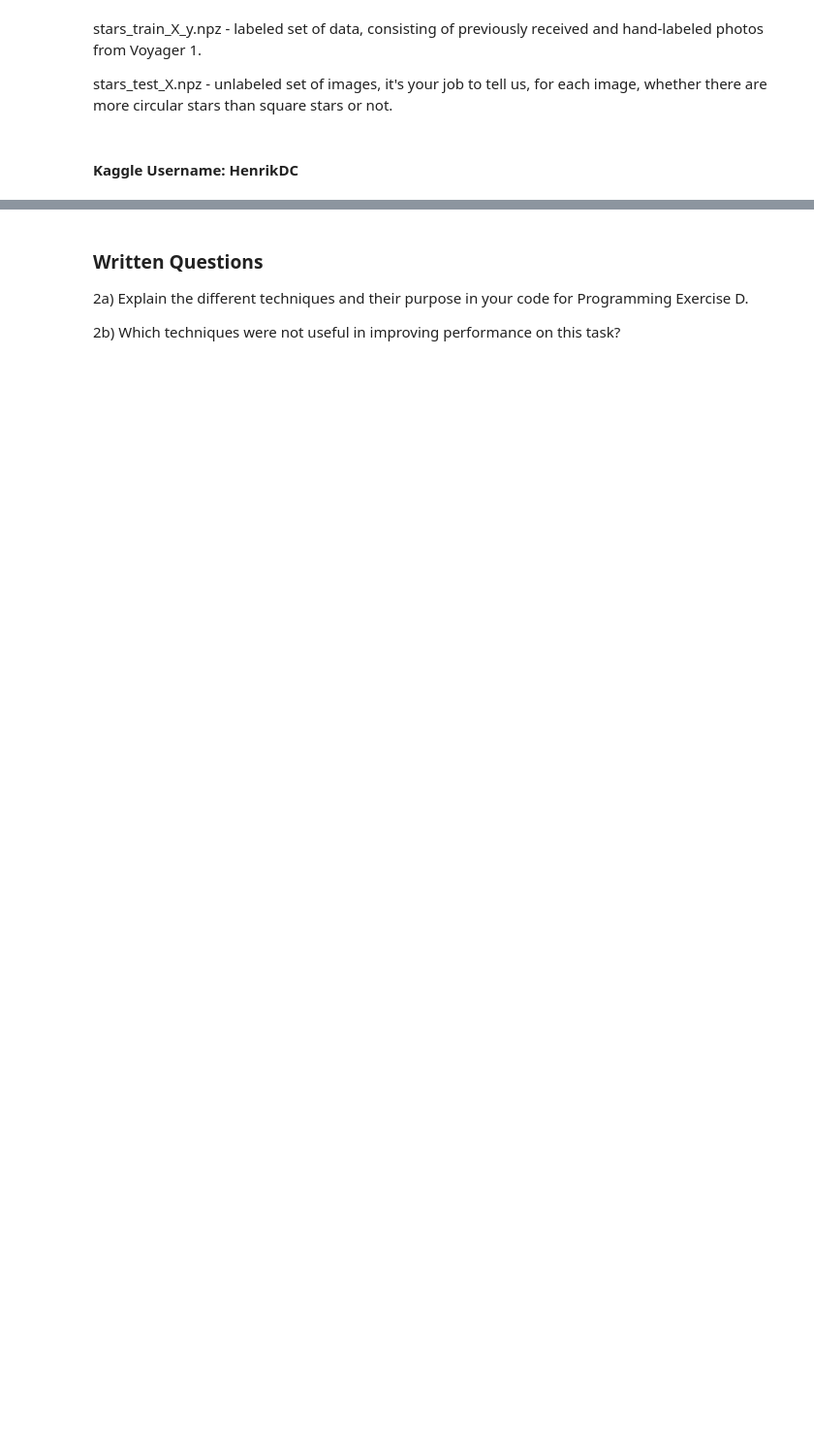
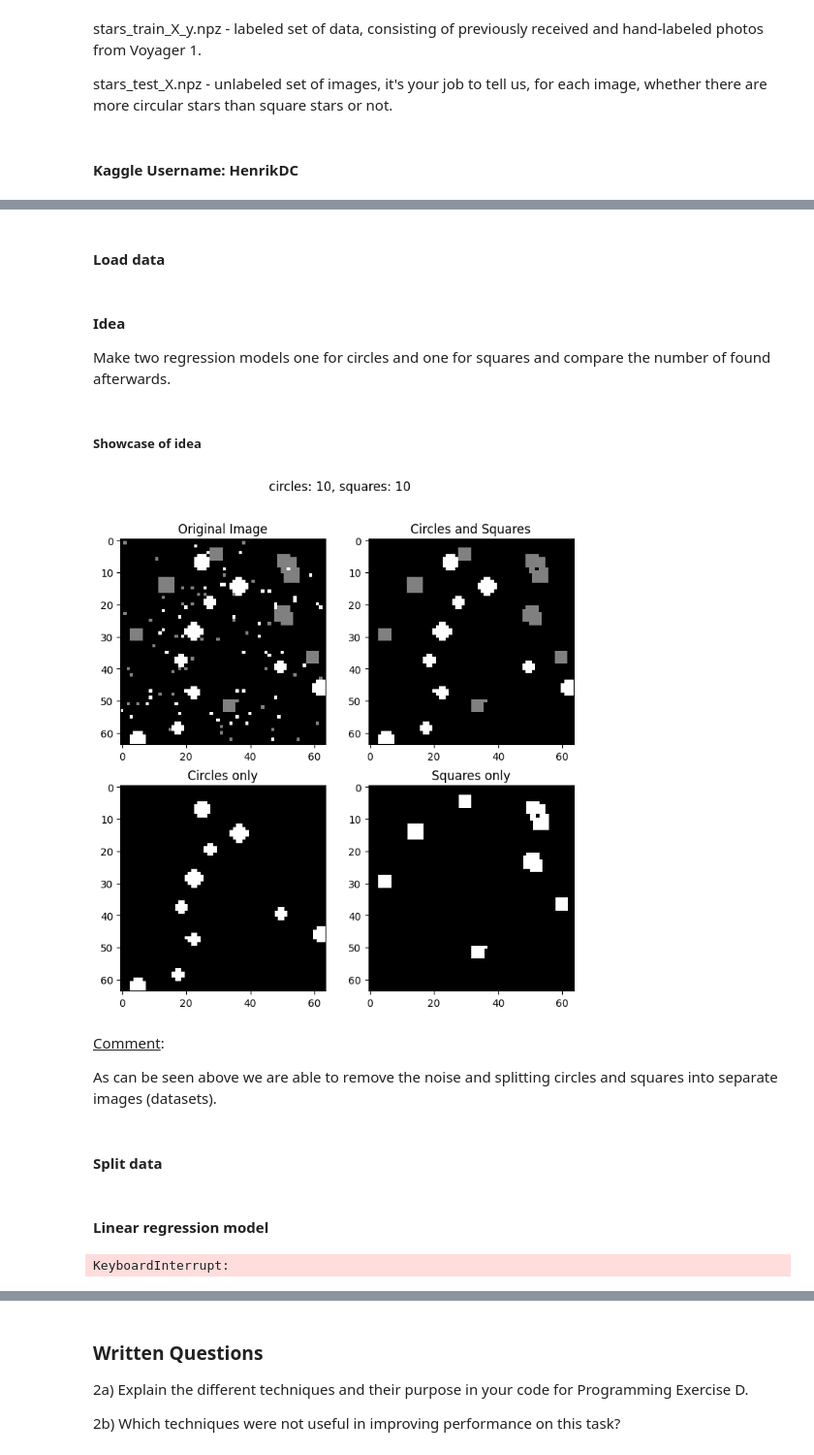
Before and after one commit to henrikdchristensen/DIKU-DS-A3-Classification-of-Images, a Jupyter notebook: book.ipynb, the cells around one changed output, grey strips where cells are left out. Shown at 97% size. Drawn from its saved outputs; the diff is of its cells as text; code cells hidden in the pictures; blank space fills up the shorter version.

```diff
--- a/book.ipynb
+++ b/book.ipynb
@@ -228,5 +253,0 @@ def transform_to_img(x):
-# %%
-def show_img(x, y):
-    print("cicles:", int(y[0]), "\tsquares:", int(y[1]))
-    plt.imshow(transform_to_img(x), cmap='gray')
-    plt.show()
@@ -395,0 +256,4 @@ y_pred_to_kaggle_format(y_pred)
+# %%
+class Shape(Enum):
+    Squares = 1
+    Circles = 2
@@ -395,0 +263,18 @@ y_pred_to_kaggle_format(y_pred)
+# %%
+def transform_to_2d(x):
+    return x.reshape((64,64))
+# %%
+def show_img(x, y):
+    x1 = np.copy(x)
+    y1 = np.copy(y)
+    fig, axs = plt.subplots(2, 2, figsize=(8, 8))
+    axs[0, 0].imshow(transform_to_2d(x1), cmap='gray')
+    axs[0, 0].set_title("Original Image")
+    axs[0, 1].imshow(transform_to_2d(np.add(get_shape(x1, Shape.Circles), get_shape(x1, Shape.Squares))), cmap='gray')
+    axs[0, 1].set_title("Circles and Squares")
+    axs[1, 0].imshow(transform_to_2d(get_shape(x1, Shape.Circles)), cmap='gray')
+    axs[1, 0].set_title("Circles only")
+    axs[1, 1].imshow(transform_to_2d(get_shape(x1, Shape.Squares)), cmap='gray')
+    axs[1, 1].set_title("Squares only")
+    plt.suptitle(f"circles: {int(y[0])}, squares: {int(y[1])}")
+    plt.show()
@@ -395,0 +308,2 @@ y_pred_to_kaggle_format(y_pred)
+# %% [markdown]
+#### Load data
@@ -395,0 +314,16 @@ y_pred_to_kaggle_format(y_pred)
+# %% [markdown]
+#### Idea
+Make two regression models one for circles and one for squares and compare the number of found afterwards.
+# %% [markdown]
+##### Showcase of idea
+# %%
+idx = 42
+show_img(X[idx], y[idx])
+# %% [output]
+[figure, added]
+# %% [markdown]
+<ins>Comment</ins>:
+
+As can be seen above we are able to remove the noise and splitting circles and squares into separate images (datasets).
+# %% [markdown]
+#### Split data
@@ -395,0 +370,32 @@ y_pred_to_kaggle_format(y_pred)
+# %% [markdown]
+#### Linear regression model
+# %%
+# Define model, fit and make predictions for Circles
+model_c = LinearRegression(n_jobs=-1) # n_jobs=-1: run on all processors
+model_c.fit(X_c_train, y_c_train)
+y_c_test_pred = model_c.predict(X_c_test)
+
+# Define model, fit and make predictions for Squares
+model_s = LinearRegression(n_jobs=-1) # n_jobs=-1: run on all processors
+model_s.fit(X_s_train, y_s_train)
+y_s_test_pred = model_s.predict(X_s_test)
+
+# Compare the predictions and create a new boolean array where True means "more circles than squares"
+y_test_pred = np.where(y_c_test_pred > y_s_test_pred, 1, 0)
+
+# Round predictions
+y_c_test_pred = y_c_test_pred.astype(int)
+y_s_test_pred = y_s_test_pred.astype(int)
+
+# Calculate MSE and accuracy
+mse_c = mean_squared_error(y_c_test_true, y_c_test_pred)
+mse_s = mean_squared_error(y_s_test_true, y_s_test_pred)
+mse_t = mean_squared_error(y_test_true, y_test_pred)
+acc_t = accuracy_score(y_test_true, y_test_pred)
+
+# Accuracy doesn't tell much for individual cases, since exactly matches are not necessary needed
+print(f"LinearRegression: Circles, MSE: {mse_c}")
+print(f"LinearRegression: Squares, MSE: {mse_s}")
+print(f"LinearRegression: Total, MSE: {mse_t}, accuracy: {acc_t}")
+# %% [output]
+KeyboardInterrupt:
```
Also changed, not shown: parts of 44 cells of this notebook.
